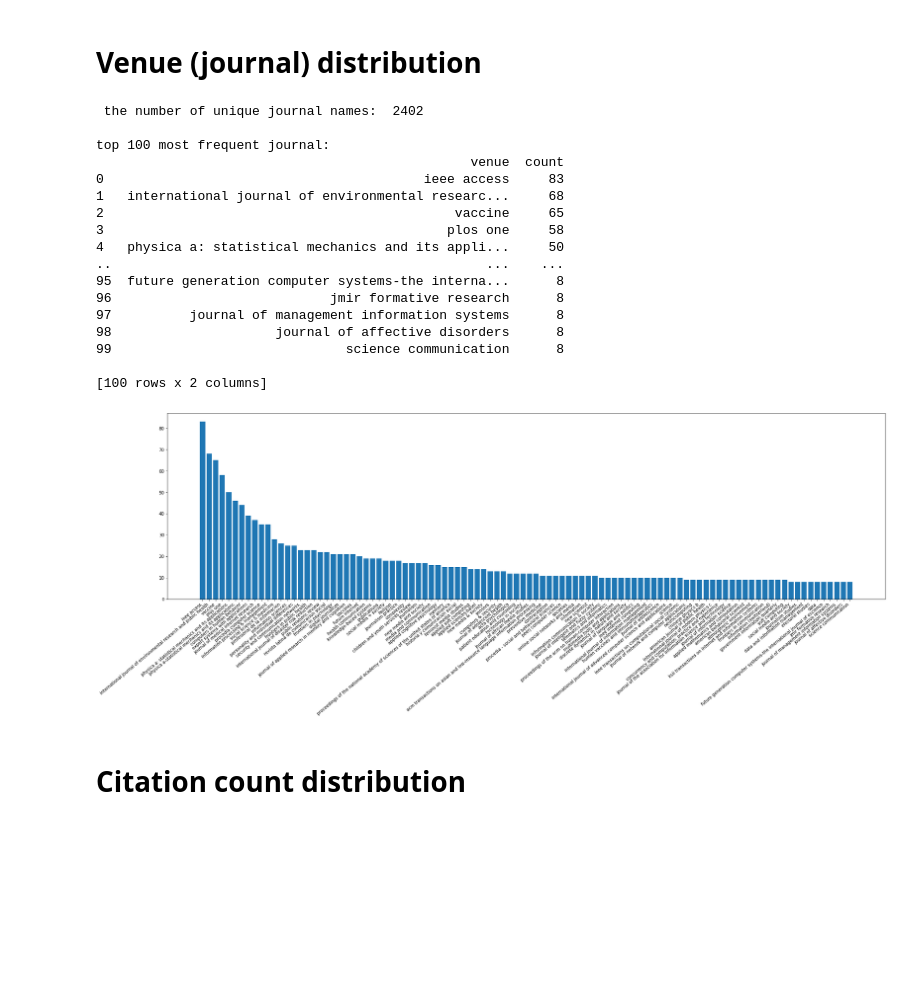
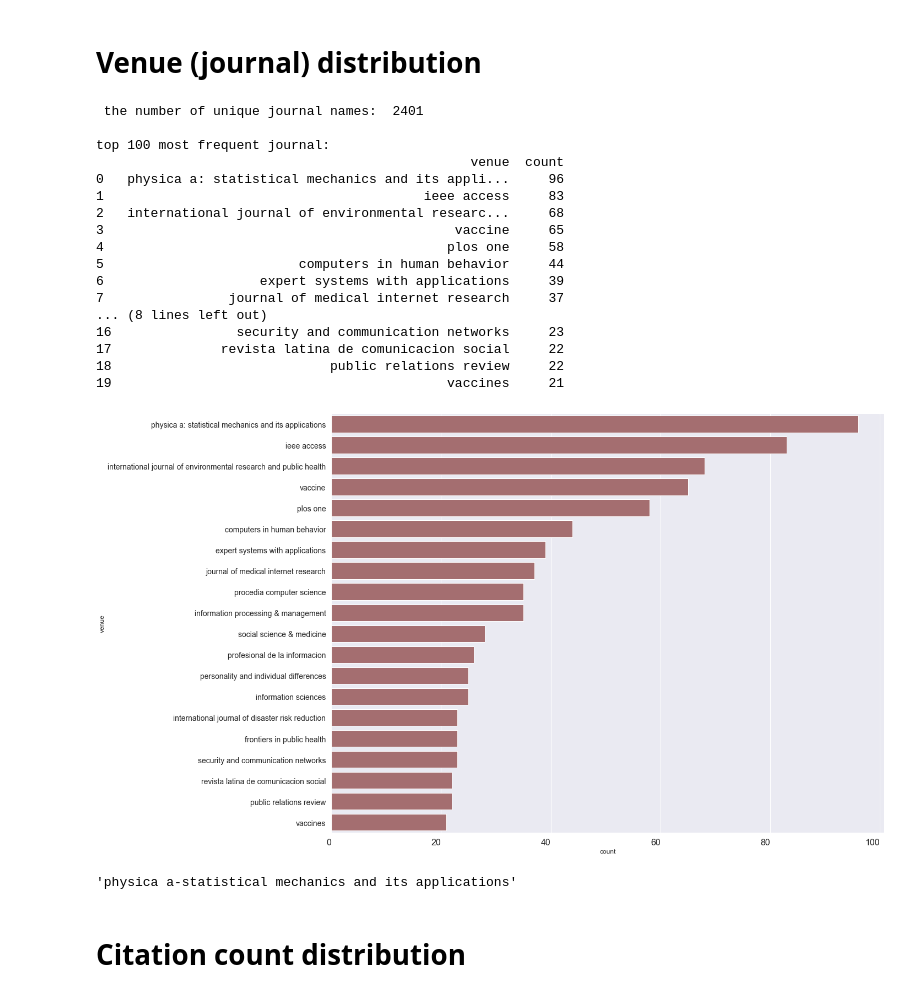
Before and after one commit to HuyenNguyenHelen/Misinformation, a Jupyter notebook: Data analysis/Descriptive analysis/Descriptive analysis.ipynb, the cells around one changed output. Saved outputs shown, nothing was run; the diff lists cells and outputs as text; code cells hidden in the pictures; blank space fills up the shorter version.

```diff
--- a/Data analysis/Descriptive analysis/Descriptive analysis.ipynb
+++ b/Data analysis/Descriptive analysis/Descriptive analysis.ipynb
@@ -31,8 +31,9 @@ dtype: int64
 data['year'] = data['year'].astype('int32')
 print(data['year'].value_counts())
 plt.figure(figsize=(12,8))
-sns.countplot(x='year', data=data)
-plt.xticks(rotation = 40, ha = 'right')
+sns.set_theme(style="darkgrid")
+sns.countplot(x='year', palette = "crest", data=data) #color="salmon",
+plt.xticks( ha = 'right') #rotation = 0,
 plt.show()
 # %% [output]
 2021    1716
@@ -55,8 +56,9 @@ Name: year, dtype: int64
 # %%
 data['query'] = data['query'].replace('Spam', 'spam') # I forgot to normalize this bf
 print(data['query'].value_counts())
-sns.countplot(x='query', data=data)
-plt.xticks(rotation = 40, ha = 'right')
+sns.set_theme(style="darkgrid")
+sns.countplot(y='query', data=data)
+plt.xticks(rotation = 0, ha = 'right')
 plt.show()
 # %% [output]
 misinformation    1498
@@ -139,36 +165,47 @@ plt.show()
 # %% [markdown]
 # Venue (journal) distribution
 # %%
-n = 100
+n = 20
+data['venue'] = data['venue'].str.lower().replace('physica a-statistical mechanics and its applications', 'physica a: statistical mechanics and its applications')
 venue_freq = pd.DataFrame(data['venue'].str.lower().value_counts().rename_axis('venue').reset_index(name='count'))
 print(' the number of unique journal names: ', venue_freq.shape[0])
 print('\ntop 100 most frequent journal:')
 print(venue_freq[:n])
+with open(r'C:\Users\huyen\OneDrive\Documents\GitHub\Misinformation\Data analysis\Descriptive analysis\venue_freq.csv', 'w',  newline = '') as f:
+    venue_freq.to_csv(f)
 
-plt.figure(figsize=(30,8))
-plt.bar(range(len(venue_freq[:n])), list(venue_freq['count'][:n]), tick_label= list(venue_freq['venue'][:n]))
-plt.xticks(rotation = 40, ha = 'right')
-plt.tick_params(axis='both', which='minor', labelsize=4)
+plt.figure(figsize=(18,14))
+# plt.bar(range(len(venue_freq[:n])), list(venue_freq['count'][:n]), tick_label= list(venue_freq['venue'][:n]))
+sns.barplot(y = 'venue', x = 'count', data = venue_freq[:n], color='r', saturation=0.45)
+plt.xticks( ha = 'right', fontsize = 16)
+plt.yticks(  fontsize = 14)
+
+# plt.tick_params(axis='both',  labelsize=12) #which='minor',
 plt.show()
 # %% [output]
- the number of unique journal names:  2402
+ the number of unique journal names:  2401
 
 top 100 most frequent journal:
                                                 venue  count
-0                                         ieee access     83
-1   international journal of environmental researc...     68
-2                                             vaccine     65
-3                                            plos one     58
-4   physica a: statistical mechanics and its appli...     50
-..                                                ...    ...
-95  future generation computer systems-the interna...      8
-96                            jmir formative research      8
-97          journal of management information systems      8
-98                     journal of affective disorders      8
-99                              science communication      8
-
-[100 rows x 2 columns]
+0   physica a: statistical mechanics and its appli...     96
+1                                         ieee access     83
+2   international journal of environmental researc...     68
+3                                             vaccine     65
+4                                            plos one     58
+5                         computers in human behavior     44
+6                    expert systems with applications     39
+7                journal of medical internet research     37
+... (8 lines left out)
+16                security and communication networks     23
+17              revista latina de comunicacion social     22
+18                            public relations review     22
+19                                           vaccines     21
-[figure, old version]
+[figure, new version]
+# %%
+venue_freq['venue'][5]
+# 'physica a: statistical mechanics and its applications'
+# %% [output]
+'physica a-statistical mechanics and its applications'
 # %%
 unique_venue_p = r"C:\Users\huyen\OneDrive - UNT System\A_PhD_PATH\PROJECTS\Misinformation\Misinformation_literature_review\metadata\merged_all_data\uniq_journal_names.csv"
 isls_p = r"C:\Users\huyen\OneDrive - UNT System\A_PhD_PATH\PROJECTS\Misinformation\Misinformation_literature_review\metadata\merged_all_data\LSIS_data.csv"
```
Also changed, not shown: parts of 5 cells of this notebook.
